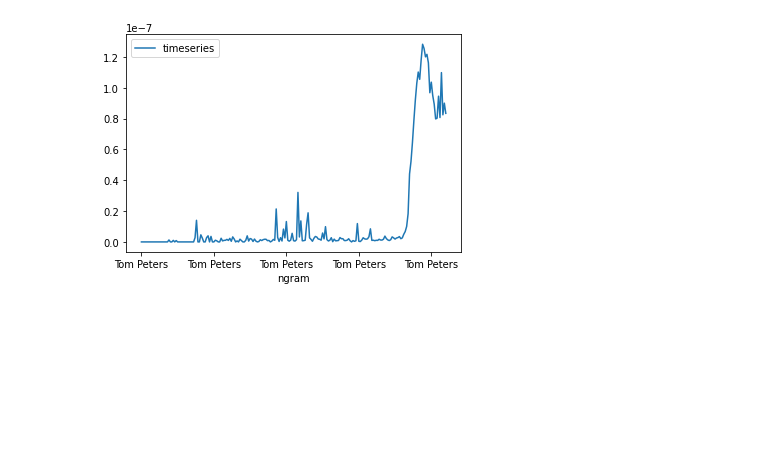
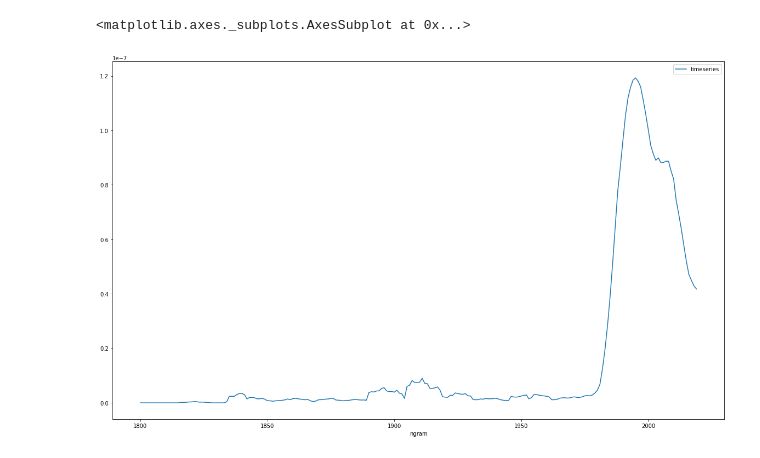
Before and after one commit to matthewsillence/ngram_scraper, a Jupyter notebook: ngram_scraper.ipynb, the cells around one changed output. Drawn from its saved outputs; the diff is of its cells as text; code cells hidden in the pictures; blank space fills up the shorter version.

```diff
--- a/ngram_scraper.ipynb
+++ b/ngram_scraper.ipynb
@@ -25,0 +9,3 @@ print(df)
+# %%
+a = [i for i in range(1800, 2020)]
+print(a)
@@ -25,0 +14,3 @@ print(df)
+# %%
+year = [{"year": a}]
+print(year)
@@ -25,0 +19,3 @@ print(df)
+# %%
+df1 = pd.DataFrame(year[0])
+print(df1)
@@ -25,0 +56,3 @@ print(df)
+# %%
+df["ngram"] = df1["year"].values
+print(df)
@@ -31,4 +76,8 @@ import matplotlib.pyplot as plt
-# %%
-chart = df.plot(x='ngram', y='timeseries')
-# %% [output]
-[figure, removed]
+# %%
+import matplotlib.pyplot as plt
+
+#define figure size in (width, height) for a single plot
+df.plot(x="ngram", y='timeseries', figsize=(20, 12))
+# %% [output]
+<matplotlib.axes._subplots.AxesSubplot at 0x...>
+[figure, added]
```
Also changed, not shown: parts of 8 cells of this notebook.
